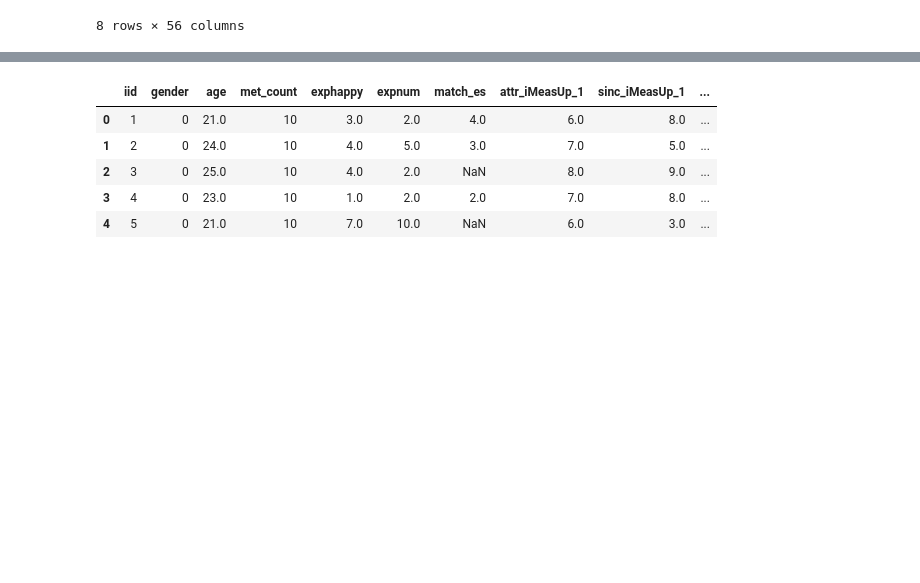
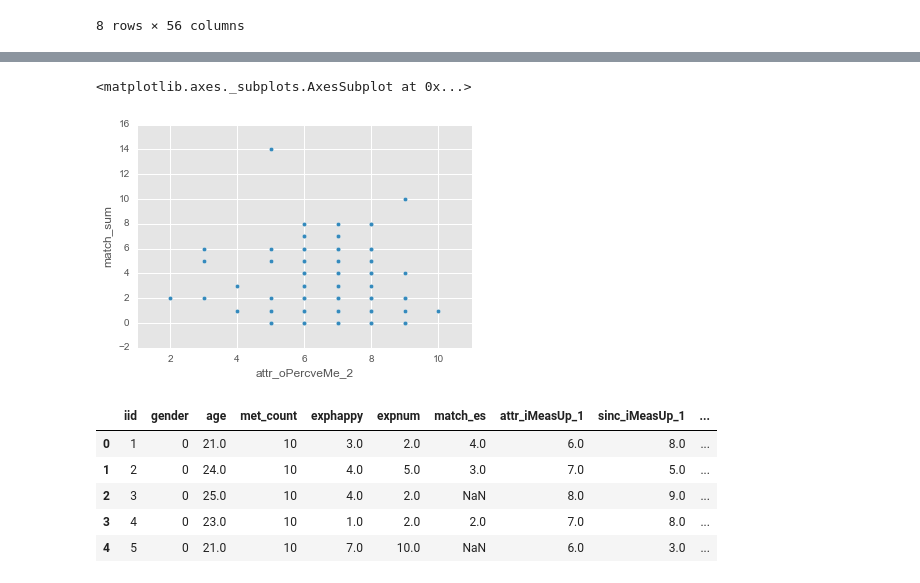
Before and after one commit to MirandaRemmer/DS-SF-23-work, a Jupyter notebook: final-project - MR/3/SpeedDatingDataset_FinalProject_REMMER_draft2.ipynb, the cells around one changed output, grey strips where cells are left out. Drawn from its saved outputs; the diff is of its cells as text; code cells hidden in the pictures; blank space fills up the shorter version.

```diff
--- a/final-project - MR/3/SpeedDatingDataset_FinalProject_REMMER_draft2.ipynb
+++ b/final-project - MR/3/SpeedDatingDataset_FinalProject_REMMER_draft2.ipynb
@@ -1297,3 +1376,8 @@ df_female_condensed.describe()
+# %%
+df_female_condensed.plot(kind = 'scatter', x = 'attr_oPercveMe_2', y = 'match_sum')
+# %% [output]
+<matplotlib.axes._subplots.AxesSubplot at 0x...>
+[figure, added]
 # %%
 df_female_condensed.head()
 # %% [output]
```
Also changed, not shown: parts of 7 cells of this notebook, 1 other file.
